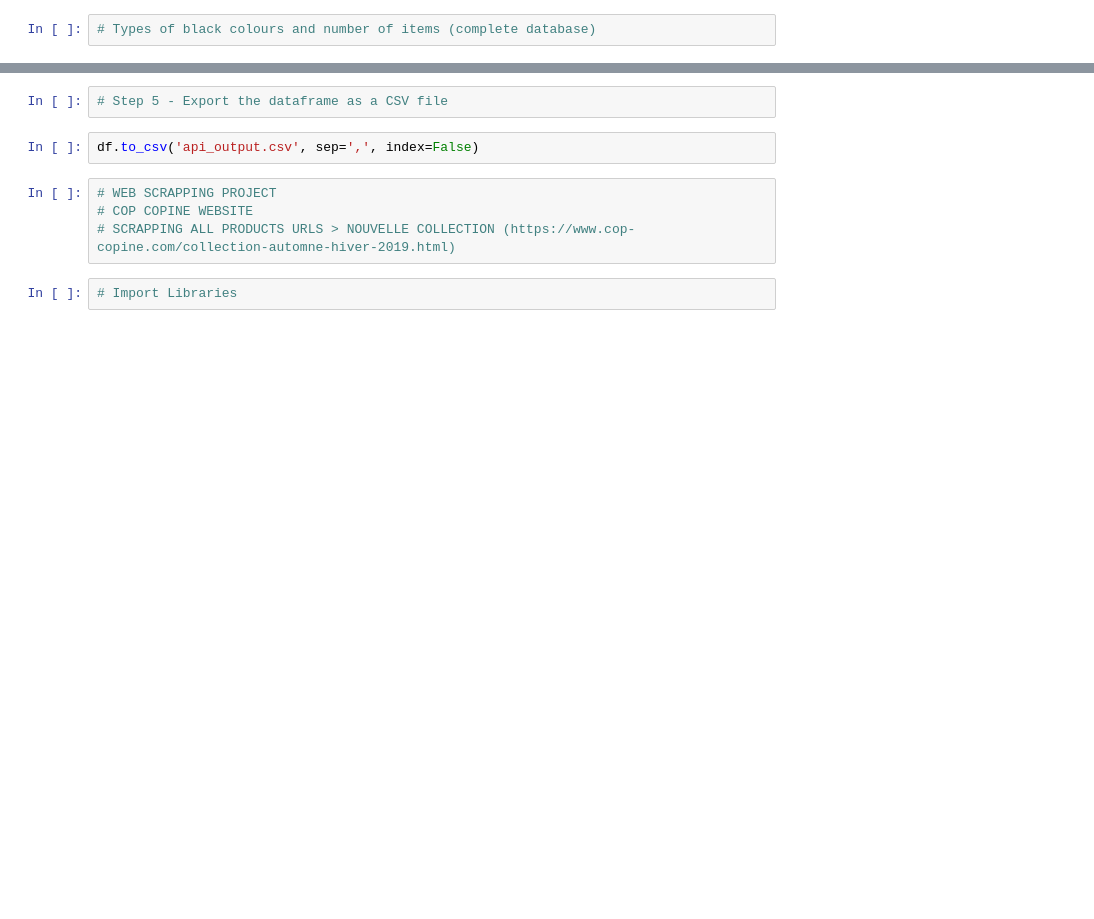
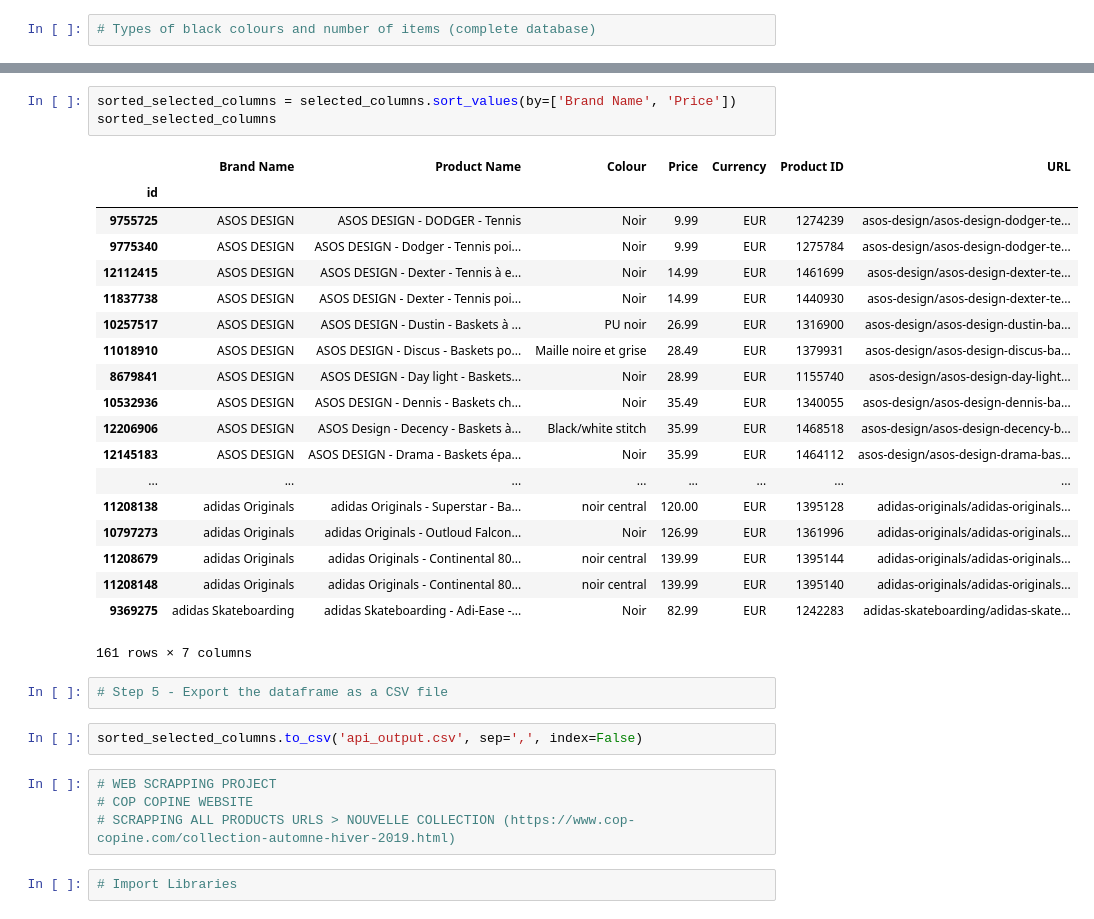
Before and after one commit to Laura-Foulon/data-labs, a Jupyter notebook: module-1/web-project/your-code/WEB PROJECT - API & Web Scrapping.ipynb, the cells around one changed output, grey strips where cells are left out. Drawn from its saved outputs; the diff is of its cells as text; blank space fills up the shorter version.

```diff
--- a/module-1/web-project/your-code/WEB PROJECT - API & Web Scrapping.ipynb
+++ b/module-1/web-project/your-code/WEB PROJECT - API & Web Scrapping.ipynb
@@ -145,7 +209,30 @@ Name: colour, dtype: int64
+# %%
+sorted_selected_columns = selected_columns.sort_values(by=['Brand Name', 'Price'])
+sorted_selected_columns
+# %% [output]
+|  | Brand Name | Product Name | Colour | Price | Currency | Product ID | URL |
+| id |  |  |  |  |  |  |  |
+| 9755725 | ASOS DESIGN | ASOS DESIGN - DODGER - Tennis | Noir | 9.99 | EUR | 1274239 | asos-design/asos-design-dodger-te... |
+| 9775340 | ASOS DESIGN | ASOS DESIGN - Dodger - Tennis poi... | Noir | 9.99 | EUR | 1275784 | asos-design/asos-design-dodger-te... |
+| 12112415 | ASOS DESIGN | ASOS DESIGN - Dexter - Tennis à e... | Noir | 14.99 | EUR | 1461699 | asos-design/asos-design-dexter-te... |
+| 11837738 | ASOS DESIGN | ASOS DESIGN - Dexter - Tennis poi... | Noir | 14.99 | EUR | 1440930 | asos-design/asos-design-dexter-te... |
+| 10257517 | ASOS DESIGN | ASOS DESIGN - Dustin - Baskets à ... | PU noir | 26.99 | EUR | 1316900 | asos-design/asos-design-dustin-ba... |
+| 11018910 | ASOS DESIGN | ASOS DESIGN - Discus - Baskets po... | Maille noire et grise | 28.49 | EUR | 1379931 | asos-design/asos-design-discus-ba... |
+| 8679841 | ASOS DESIGN | ASOS DESIGN - Day light - Baskets... | Noir | 28.99 | EUR | 1155740 | asos-design/asos-design-day-light... |
+| 10532936 | ASOS DESIGN | ASOS DESIGN - Dennis - Baskets ch... | Noir | 35.49 | EUR | 1340055 | asos-design/asos-design-dennis-ba... |
+| 12206906 | ASOS DESIGN | ASOS Design - Decency - Baskets à... | Black/white stitch | 35.99 | EUR | 1468518 | asos-design/asos-design-decency-b... |
+| 12145183 | ASOS DESIGN | ASOS DESIGN - Drama - Baskets épa... | Noir | 35.99 | EUR | 1464112 | asos-design/asos-design-drama-bas... |
+| ... | ... | ... | ... | ... | ... | ... | ... |
+| 11208138 | adidas Originals | adidas Originals - Superstar - Ba... | noir central | 120.00 | EUR | 1395128 | adidas-originals/adidas-originals... |
+| 10797273 | adidas Originals | adidas Originals - Outloud Falcon... | Noir | 126.99 | EUR | 1361996 | adidas-originals/adidas-originals... |
+| 11208679 | adidas Originals | adidas Originals - Continental 80... | noir central | 139.99 | EUR | 1395144 | adidas-originals/adidas-originals... |
+| 11208148 | adidas Originals | adidas Originals - Continental 80... | noir central | 139.99 | EUR | 1395140 | adidas-originals/adidas-originals... |
+| 9369275 | adidas Skateboarding | adidas Skateboarding - Adi-Ease -... | Noir | 82.99 | EUR | 1242283 | adidas-skateboarding/adidas-skate... |
+161 rows × 7 columns
 # %%
 # Step 5 - Export the dataframe as a CSV file
 # %%
-df.to_csv('api_output.csv', sep=',', index=False)
+sorted_selected_columns.to_csv('api_output.csv', sep=',', index=False)
 # %%
 # WEB SCRAPPING PROJECT
 # COP COPINE WEBSITE
```
Also changed, not shown: parts of 26 cells of this notebook, 2 other files.
